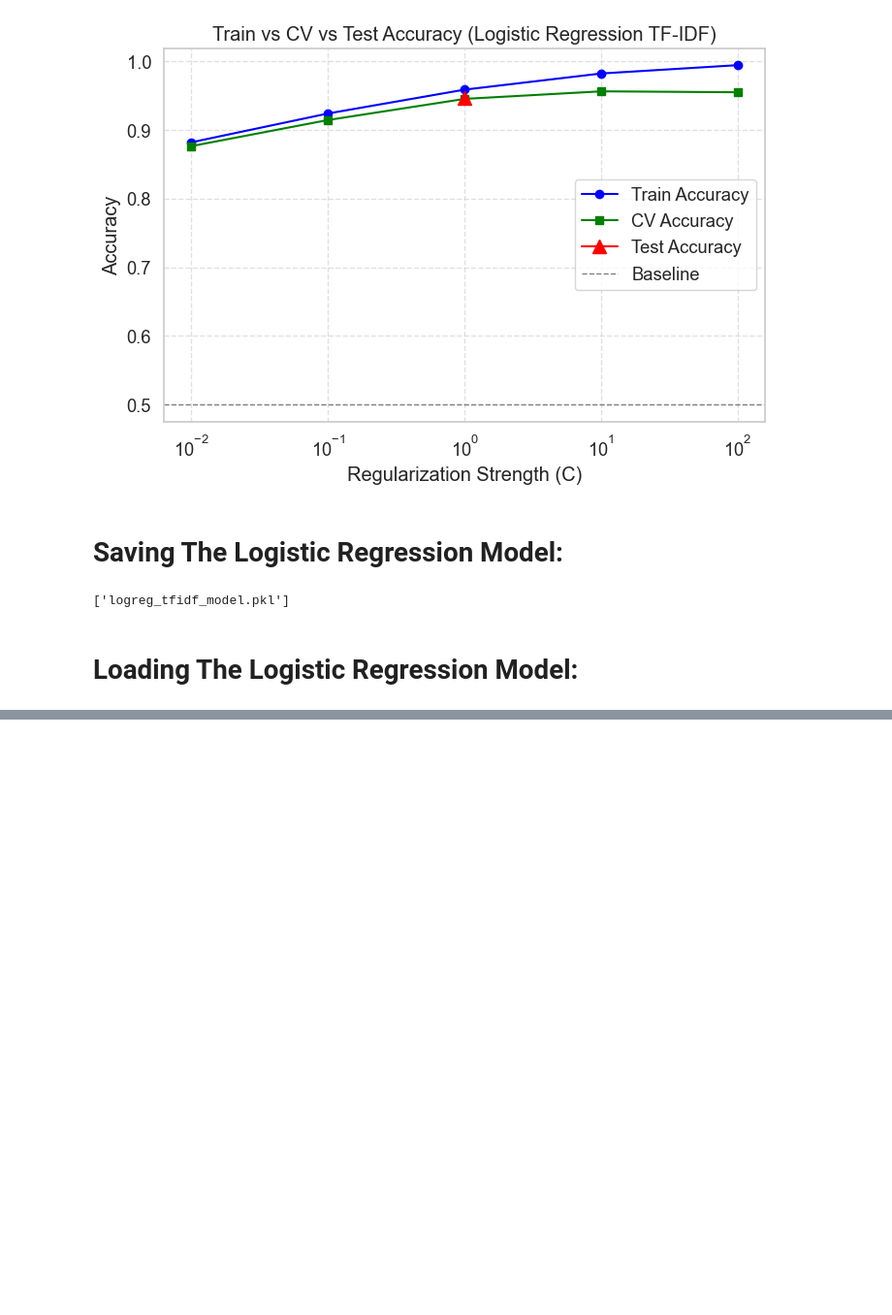
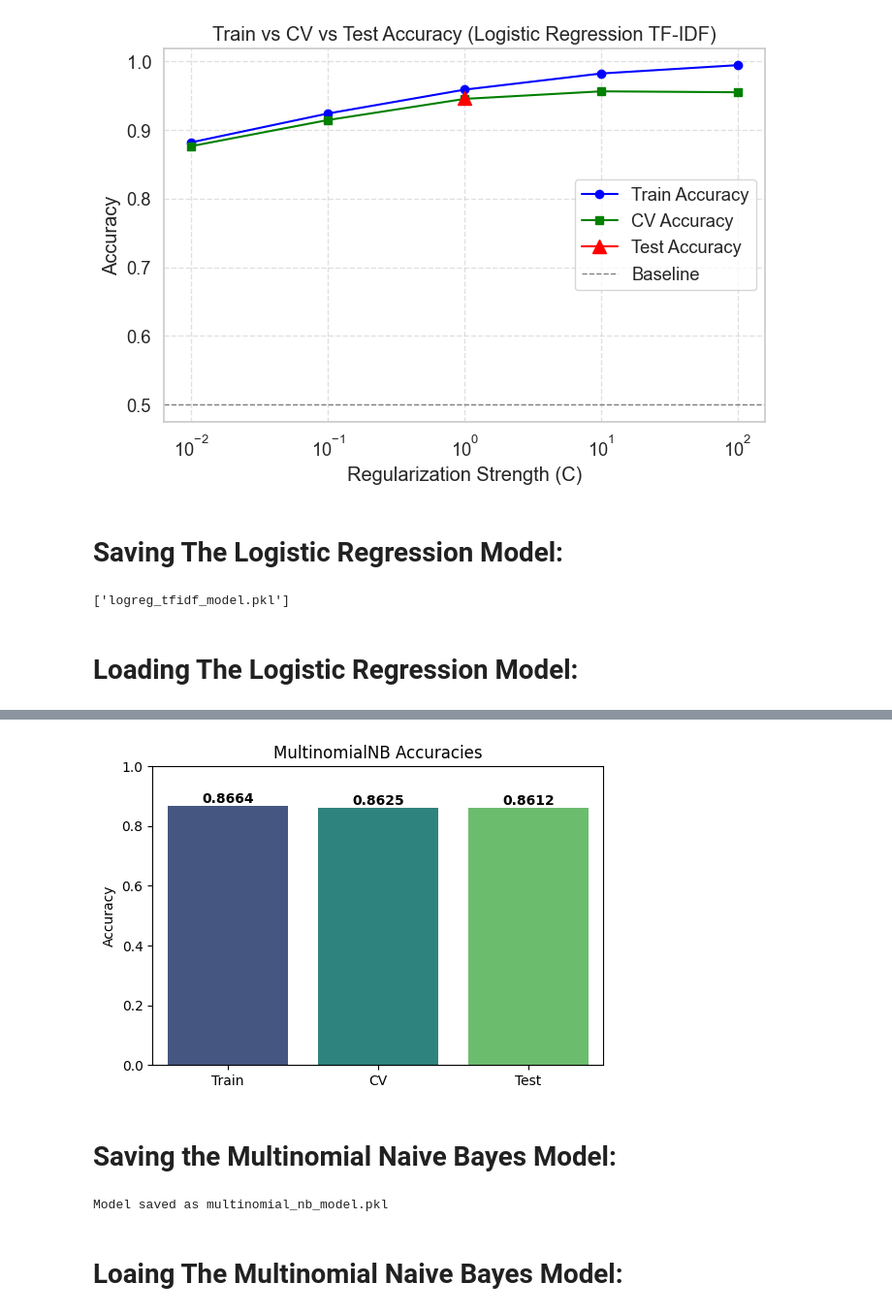
Before and after one commit to MalikHashirShakeel/Fake-News-Detection, a Jupyter notebook: Model.ipynb, the cells around one changed output, grey strips where cells are left out. Shown at 97% size. Saved outputs shown, nothing was run; the diff lists cells and outputs as text; code cells hidden in the pictures; blank space fills up the shorter version.

```diff
--- a/Model.ipynb
+++ b/Model.ipynb
@@ -536,0 +654,27 @@ loaded_model = joblib.load("logreg_tfidf_model.pkl")
+# %%
+# Accuracies
+accuracies = [train_acc, cv_acc, test_acc]
+labels = ['Train', 'CV', 'Test']
+
+plt.figure(figsize=(6,4))
+sns.barplot(x=labels, y=accuracies, palette="viridis", hue = labels, legend = False)
+plt.ylim(0, 1)
+plt.ylabel("Accuracy")
+plt.title("MultinomialNB Accuracies")
+for i, v in enumerate(accuracies):
+    plt.text(i, v + 0.01, f"{v:.4f}", ha='center', fontweight='bold')
+plt.show()
+# %% [output]
+[figure, added]
+# %% [markdown]
+# Saving the Multinomial Naive Bayes Model:
+# %%
+# Save the model to a file
+model_filename = "multinomial_nb_model.pkl"
+joblib.dump(best_nb, model_filename)
+
+print(f"Model saved as {model_filename}")
+# %% [output]
+Model saved as multinomial_nb_model.pkl
+# %% [markdown]
+# Loaing The Multinomial Naive Bayes Model:
```
Also changed, not shown: parts of 16 cells of this notebook.
